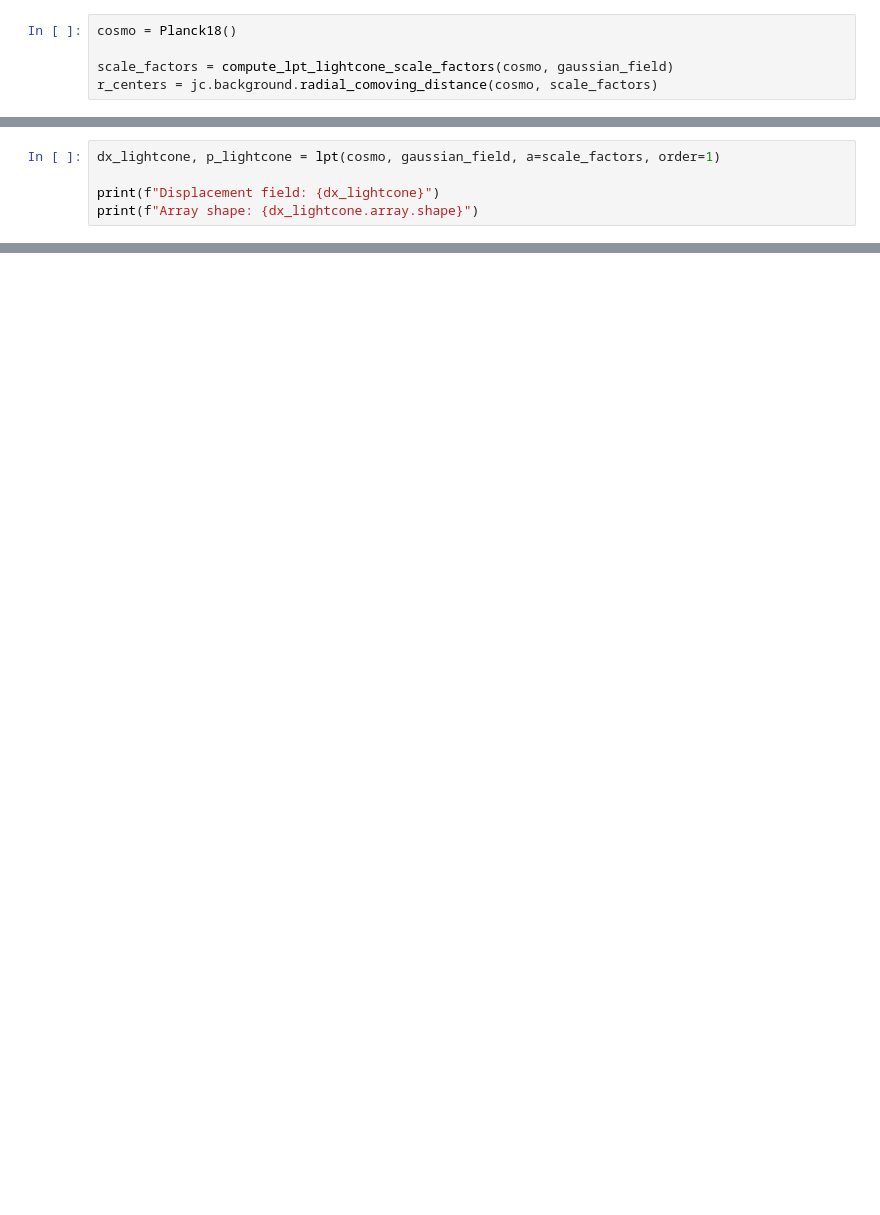
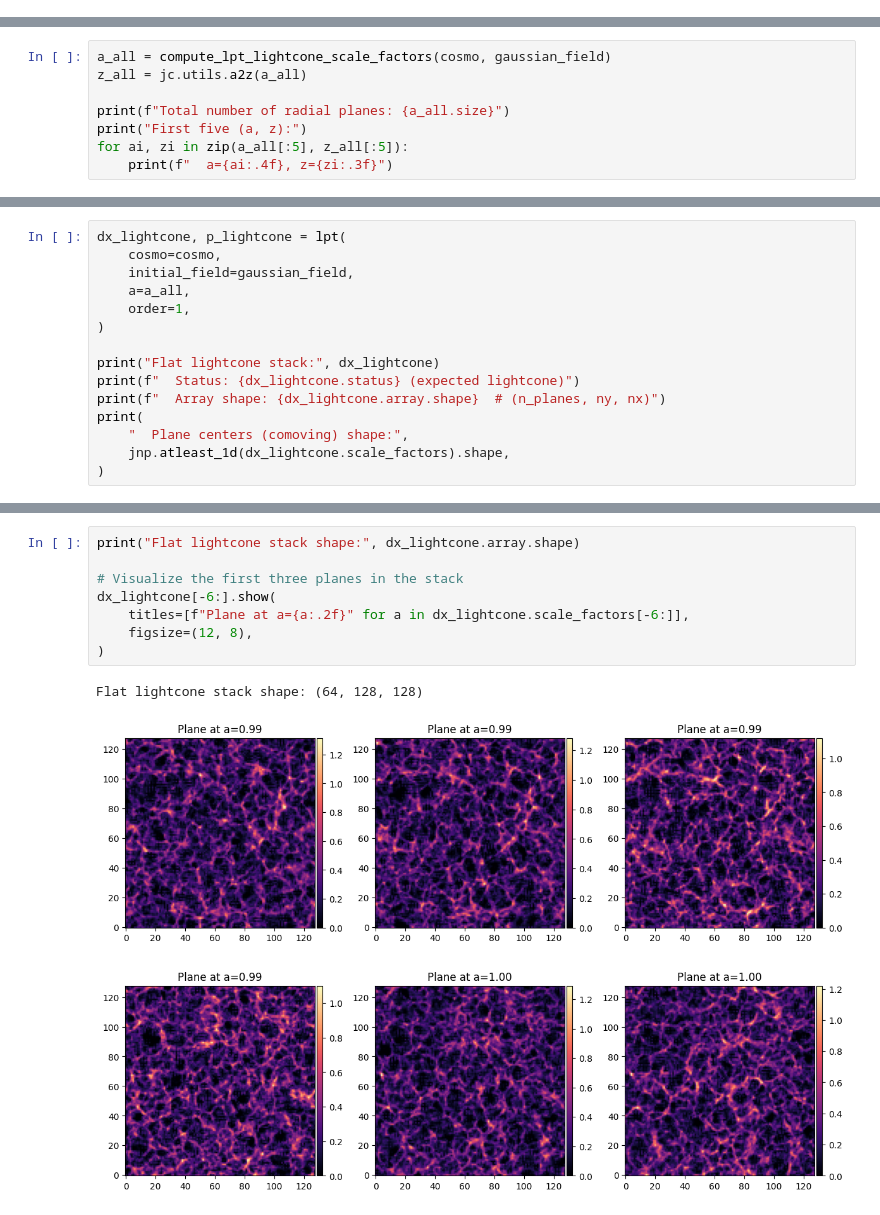
Before and after one commit to ASKabalan/fwd-model-tools, a Jupyter notebook: notebooks/02-lpt-lightcone.ipynb, the cells around one changed output, grey strips where cells are left out. Drawn from its saved outputs; the diff is of its cells as text; blank space fills up the shorter version.

```diff
--- a/notebooks/02-lpt-lightcone.ipynb
+++ b/notebooks/02-lpt-lightcone.ipynb
@@ -58,5 +72,0 @@ Use `compute_snapshot_scale_factors()` to compute scale factors at which to eval
-# %%
-cosmo = Planck18()
-
-scale_factors = compute_lpt_lightcone_scale_factors(cosmo, gaussian_field)
-r_centers = jc.background.radial_comoving_distance(cosmo, scale_factors)
@@ -66,0 +78,8 @@ Single call to `lpt()` with array of scale factors returns batched ParticleField
+# %%
+a_all = compute_lpt_lightcone_scale_factors(cosmo, gaussian_field)
+z_all = jc.utils.a2z(a_all)
+
+print(f"Total number of radial planes: {a_all.size}")
+print("First five (a, z):")
+for ai, zi in zip(a_all[:5], z_all[:5]):
+    print(f"  a={ai:.4f}, z={zi:.3f}")
@@ -67,6 +100,16 @@ Single call to `lpt()` with array of scale factors returns batched ParticleField
 # %%
-dx_lightcone, p_lightcone = lpt(cosmo, gaussian_field, a=scale_factors, order=1)
+dx_lightcone, p_lightcone = lpt(
+    cosmo=cosmo,
+    initial_field=gaussian_field,
+    a=a_all,
+    order=1,
+)
 
-print(f"Displacement field: {dx_lightcone}")
-print(f"Array shape: {dx_lightcone.array.shape}")
+print("Flat lightcone stack:", dx_lightcone)
+print(f"  Status: {dx_lightcone.status} (expected lightcone)")
+print(f"  Array shape: {dx_lightcone.array.shape}  # (n_planes, ny, nx)")
+print(
+    "  Plane centers (comoving) shape:",
+    jnp.atleast_1d(dx_lightcone.scale_factors).shape,
+)
 # %% [output]
@@ -117,0 +127,11 @@ Shape: (786432,)
+# %%
+print("Flat lightcone stack shape:", dx_lightcone.array.shape)
+
+# Visualize the first three planes in the stack
+dx_lightcone[-6:].show(
+    titles=[f"Plane at a={a:.2f}" for a in dx_lightcone.scale_factors[-6:]],
+    figsize=(12, 8),
+)
+# %% [output]
+Flat lightcone stack shape: (64, 128, 128)
+[figure, added]
```
Also changed, not shown: parts of 22 cells of this notebook, 22 other files.
